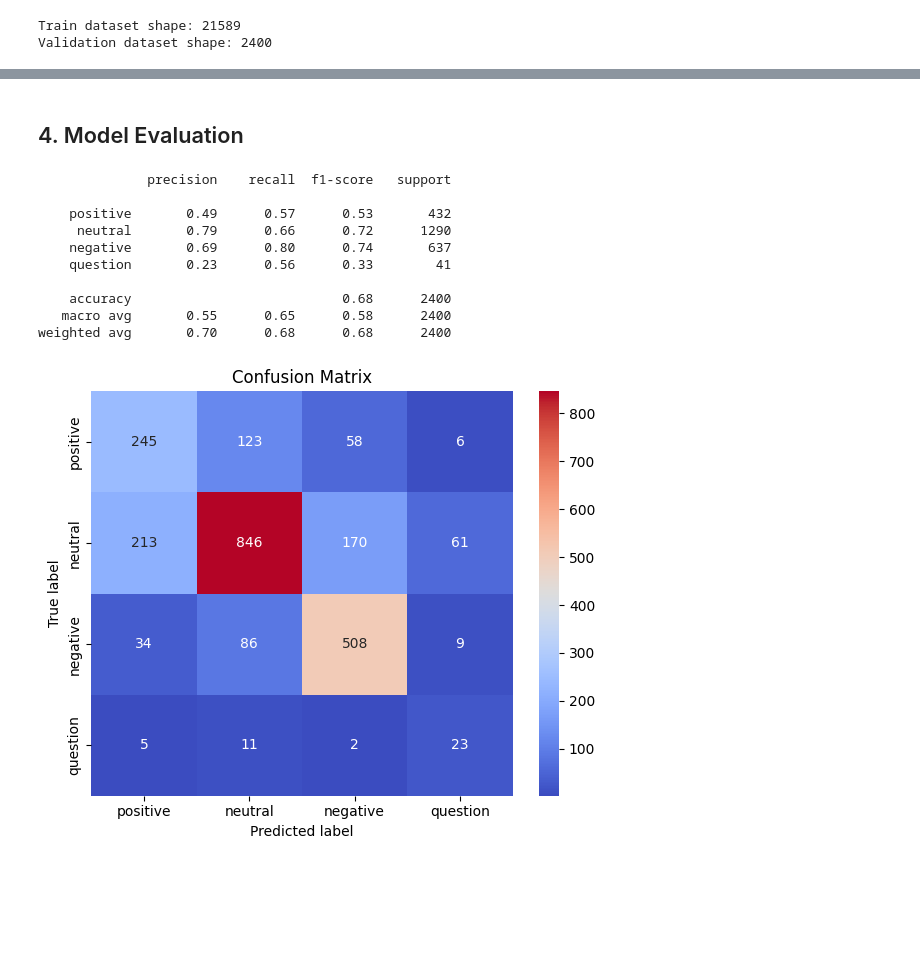
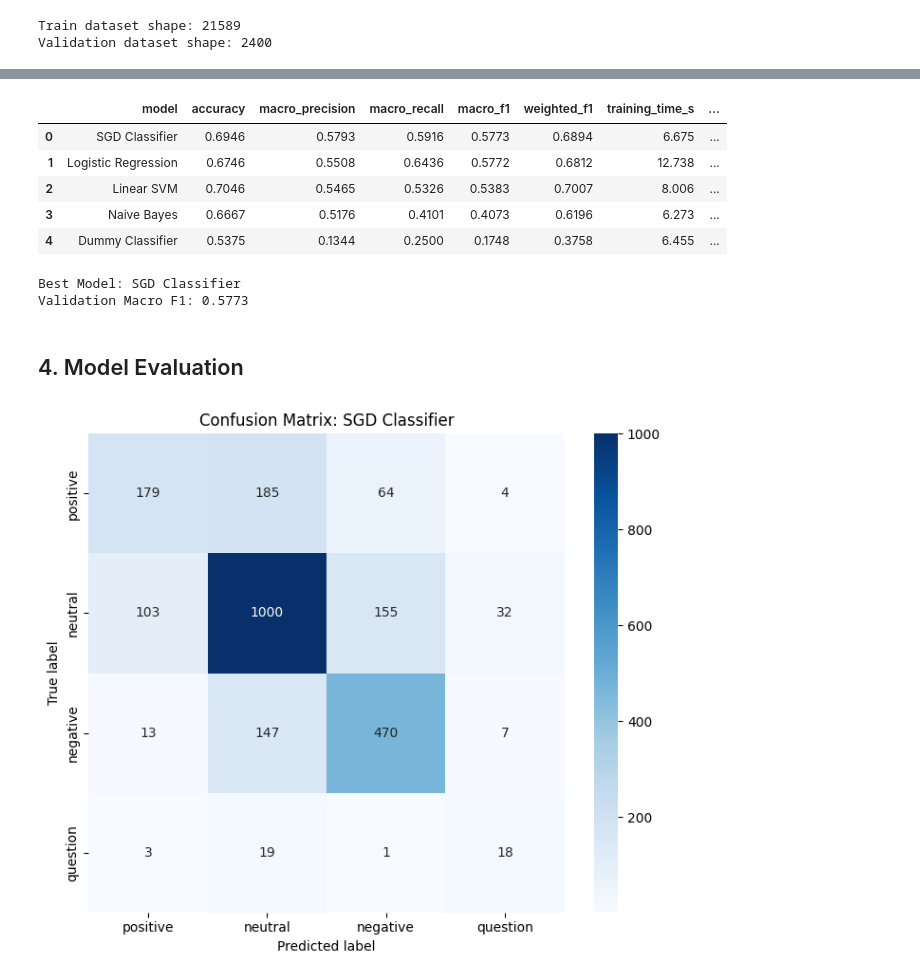
Before and after one commit to wuttipansat/thai-sentiment-analysis, a Jupyter notebook: notebooks/experiment.ipynb, the cells around one changed output, grey strips where cells are left out. Cells and saved outputs as stored; diff of their text form; code cells hidden in the pictures; blank space fills up the shorter version.

Commit message:
Update Experiment

```diff
--- a/notebooks/experiment.ipynb
+++ b/notebooks/experiment.ipynb
@@ -167,38 +255,56 @@ Pipeline(steps=[('tfidf',
+# %%
+results_df = pd.DataFrame(experiment_results).sort_values(by="macro_f1", ascending=False).reset_index(drop=True)
+display(results_df)
+# %% [output]
+|  | model | accuracy | macro_precision | macro_recall | macro_f1 | weighted_f1 | training_time_s | ... |
+| 0 | SGD Classifier | 0.6946 | 0.5793 | 0.5916 | 0.5773 | 0.6894 | 6.675 | ... |
+| 1 | Logistic Regression | 0.6746 | 0.5508 | 0.6436 | 0.5772 | 0.6812 | 12.738 | ... |
+| 2 | Linear SVM | 0.7046 | 0.5465 | 0.5326 | 0.5383 | 0.7007 | 8.006 | ... |
+| 3 | Naive Bayes | 0.6667 | 0.5176 | 0.4101 | 0.4073 | 0.6196 | 6.273 | ... |
+| 4 | Dummy Classifier | 0.5375 | 0.1344 | 0.2500 | 0.1748 | 0.3758 | 6.455 | ... |
+# %%
+#Best Model Select
+
+best_model_name = results_df.loc[0, "model"]
+best_model = trained_models[best_model_name]
+best_y_pred = validation_predictions[best_model_name]
+
+print("Best Model:", best_model_name)
+print(
+    "Validation Macro F1:",
+    results_df.loc[0, "macro_f1"]
+)
+# %% [output]
+Best Model: SGD Classifier
+Validation Macro F1: 0.5773
 # %% [markdown]
 ## 4. Model Evaluation
-# %%
-y_pred = model.predict(X_val)
-
-print(
-    classification_report(
-        y_val,
-        y_pred,
-        labels=[0, 1, 2, 3],
-        target_names=["positive", "neutral", "negative", "question"]
-    )
-)
-# %% [output]
-              precision    recall  f1-score   support
-
-    positive       0.49      0.57      0.53       432
-     neutral       0.79      0.66      0.72      1290
-    negative       0.69      0.80      0.74       637
-    question       0.23      0.56      0.33        41
-
-    accuracy                           0.68      2400
-   macro avg       0.55      0.65      0.58      2400
-weighted avg       0.70      0.68      0.68      2400
 # %%
-cm = confusion_matrix(y_val, y_pred, labels=[0,1,2,3])
+#Confusion Matrix
+LABEL_IDS = list(LABEL_NAMES.keys())
+LABEL_TEXTS = list(LABEL_NAMES.values())
 
-plt.figure(figsize=(6, 5))
+cm = confusion_matrix(
+    y_val,
+    best_y_pred,
+    labels=LABEL_IDS
+)
 
-sns.heatmap(cm, annot=True, fmt="d", cmap="coolwarm", xticklabels=["positive", "neutral", "negative", "question"], yticklabels=["positive", "neutral", "negative", "question"])
+plt.figure(figsize=(7, 6))
 
-plt.title("Confusion Matrix")
+sns.heatmap(
+    cm,
+    annot=True,
+    fmt="d",
+    cmap="Blues",
+    xticklabels=LABEL_TEXTS,
+    yticklabels=LABEL_TEXTS
+)
+
+plt.title(f"Confusion Matrix: {best_model_name}")
 plt.xlabel("Predicted label")
 plt.ylabel("True label")
 plt.tight_layout()
 plt.show()
 # %% [output]
-[figure, old version]
+[figure, new version]
```
Also changed, not shown: parts of 10 cells of this notebook, 2 other files.
